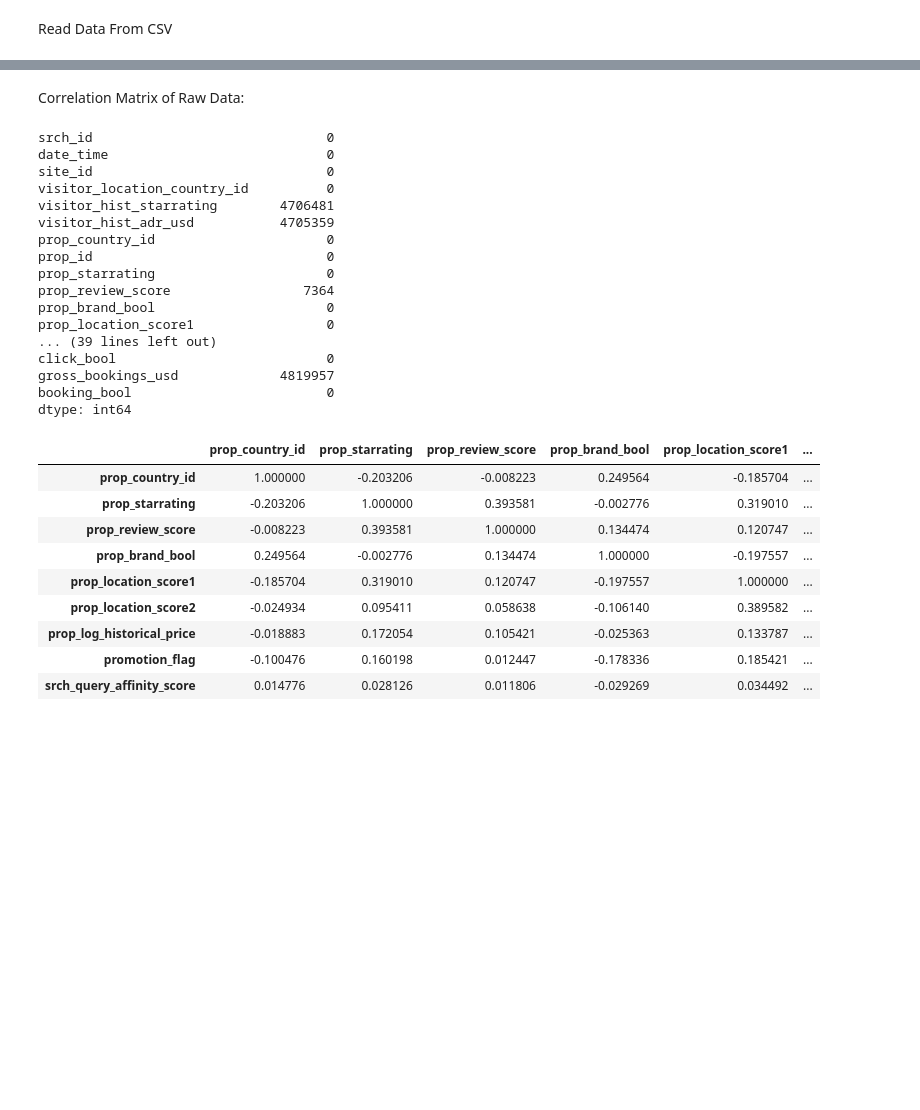
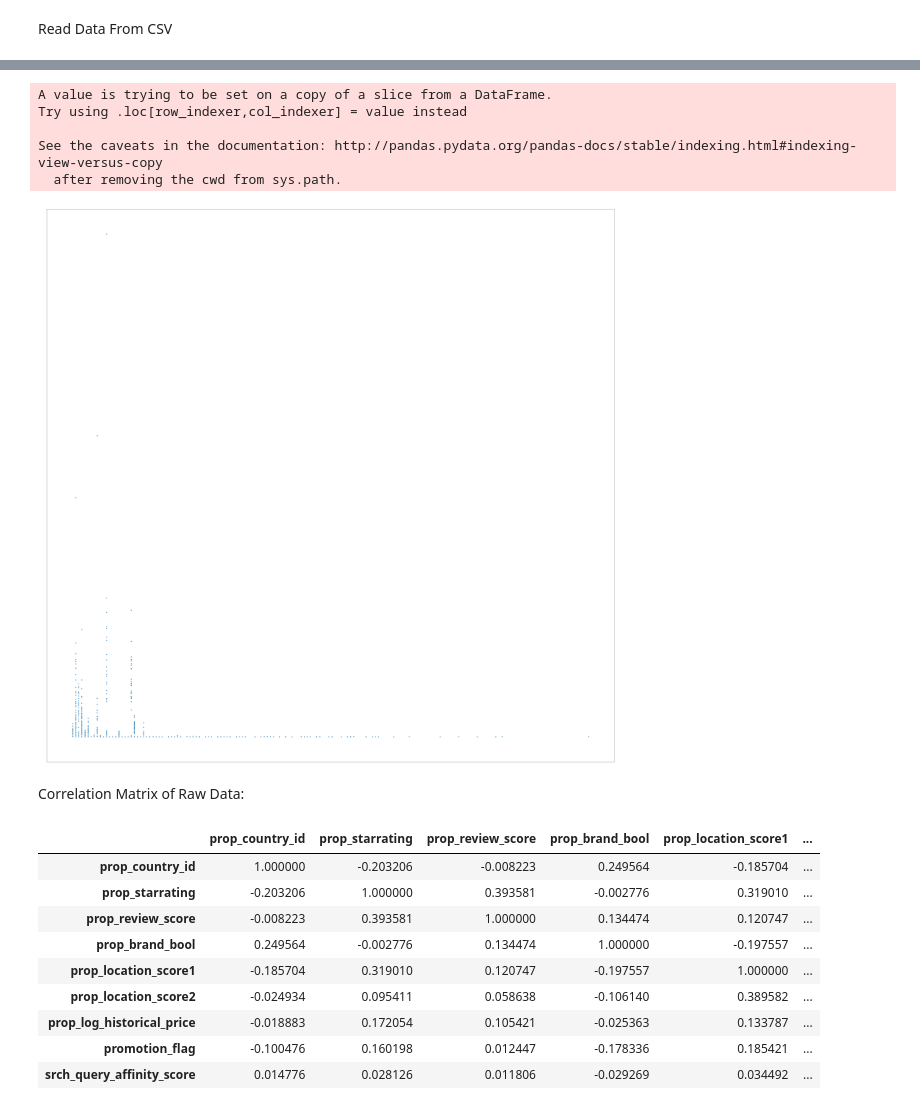
Before and after one commit to antreashp/DM_Assignment_2, a Jupyter notebook: Untitled.ipynb, the cells around one changed output, grey strips where cells are left out. Drawn from its saved outputs; the diff is of its cells as text; code cells hidden in the pictures; blank space fills up the shorter version.

```diff
--- a/Untitled.ipynb
+++ b/Untitled.ipynb
@@ -28,3 +84,16 @@ print(df)
+# %%
+df3 = df[['srch_adults_count', 'srch_children_count', "srch_length_of_stay","price_usd"]]
+fig = plt.gcf()
+fig.set_size_inches(60, 60)
+df3['num_people'] = df3['srch_adults_count'] + df3['srch_children_count']
+ax = sns.scatterplot(x=df3['num_people'] * df["srch_length_of_stay"], y=df3["price_usd"],  data=df3)
+# %% [output]
+A value is trying to be set on a copy of a slice from a DataFrame.
+Try using .loc[row_indexer,col_indexer] = value instead
+
+See the caveats in the documentation: http://pandas.pydata.org/pandas-docs/stable/indexing.html#indexing-view-versus-copy
+  after removing the cwd from sys.path.
+[figure, added]
 # %% [markdown]
 Correlation Matrix of Raw Data:
 # %%
@@ -36,30 +105,12 @@ property_attributes = ['prop_country_id', 'prop_starrating', 'prop_review_score'
 # df.columns
 # df2 = df[property_attributes].dropna()
 # print(df[df['prop_starrating'] == 0].sum())
-print(df.isna().sum())
-# corrMatrix = df2.corr()
-# sns.heatmap(corrMatrix, annot=True)
-# fig = plt.gcf()
-# fig.set_size_inches(60, 60)
-# plt.show()
+# print(df.isna().sum())
+corrMatrix = df3.corr()
+sns.heatmap(corrMatrix, annot=True)
+fig = plt.gcf()
+fig.set_size_inches(60, 60)
+plt.show()
-# %% [output]
-srch_id                              0
-date_time                            0
-site_id                              0
-visitor_location_country_id          0
-visitor_hist_starrating        4706481
-visitor_hist_adr_usd           4705359
-prop_country_id                      0
-prop_id                              0
-prop_starrating                      0
-prop_review_score                 7364
-prop_brand_bool                      0
-prop_location_score1                 0
-... (39 lines left out)
-click_bool                           0
-gross_bookings_usd             4819957
-booking_bool                         0
-dtype: int64
 # %%
 
 corrMatrix
```
Also changed, not shown: parts of 8 cells of this notebook.
